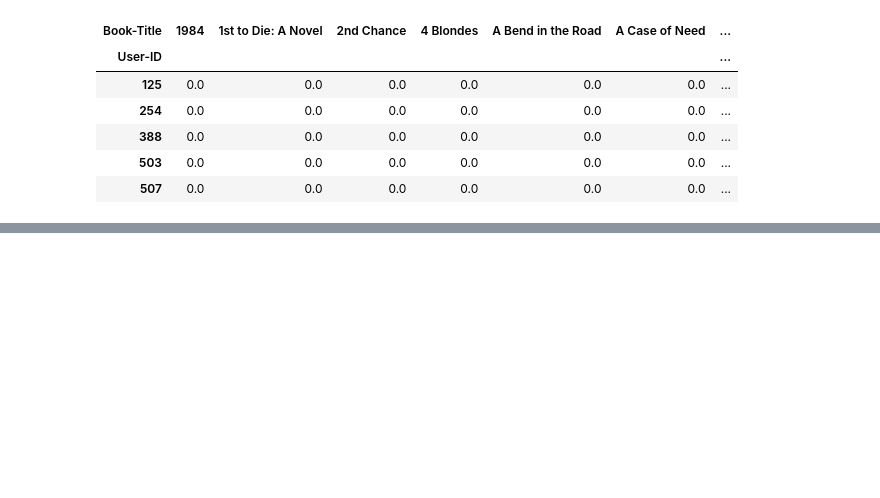
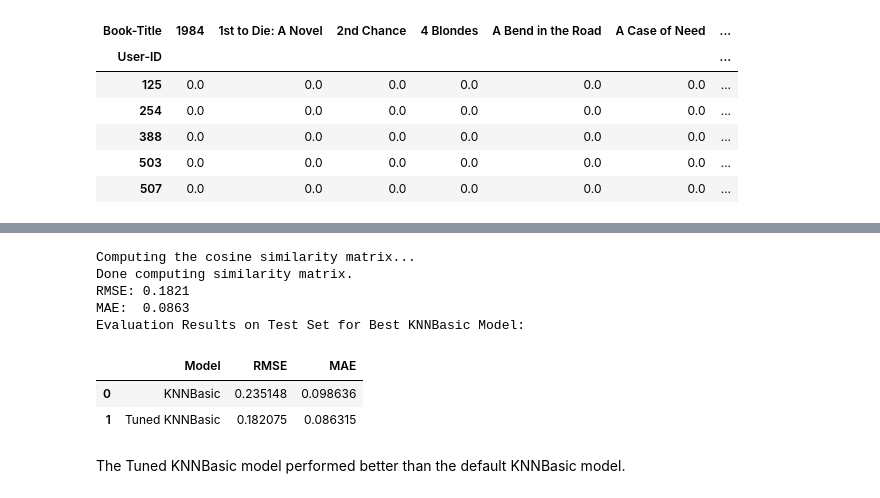
Before and after one commit to RanaSanga85/Book-Recommendation-System, a Jupyter notebook: Book Recommendation System 2.ipynb, the cells around one changed output, grey strips where cells are left out. Drawn from its saved outputs; the diff is of its cells as text; code cells hidden in the pictures; blank space fills up the shorter version.

```diff
--- a/Book Recommendation System 2.ipynb
+++ b/Book Recommendation System 2.ipynb
@@ -1148,0 +1205,29 @@ ERROR: No matching distribution found for scikit-surprise
+# %%
+# Retrieve the best KNNBaseline model and evaluate it on test set
+best_knn_model = gs_knnbasic.best_estimator['rmse']
+best_knn_model.fit(trainset)
+predictions = best_knn_model.test(testset)
+
+# Calculate RMSE and MAE for the test set predictions
+test_rmse = accuracy.rmse(predictions, verbose=True)
+test_mae = accuracy.mae(predictions, verbose=True)
+
+# Display evaluation results in a DataFrame
+evaluation_results = pd.concat([results_knn_basic, pd.DataFrame({
+    'Model': ['Tuned KNNBasic'],
+    'RMSE': [test_rmse],
+    'MAE': [test_mae]
+})], ignore_index=True)
+print("Evaluation Results on Test Set for Best KNNBasic Model:")
+evaluation_results
+# %% [output]
+Computing the cosine similarity matrix...
+Done computing similarity matrix.
+RMSE: 0.1821
+MAE:  0.0863
+Evaluation Results on Test Set for Best KNNBasic Model:
+|  | Model | RMSE | MAE |
+| 0 | KNNBasic | 0.235148 | 0.098636 |
+| 1 | Tuned KNNBasic | 0.182075 | 0.086315 |
+# %% [markdown]
+The Tuned KNNBasic model performed better than the default KNNBasic model.
```
Also changed, not shown: parts of 27 cells of this notebook.
